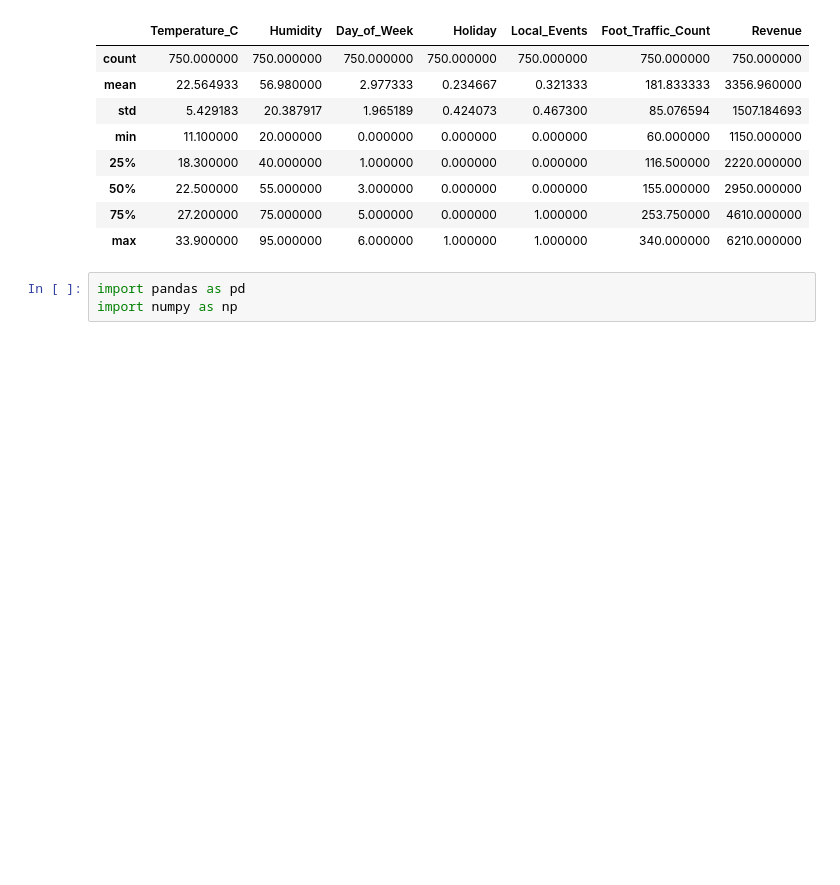
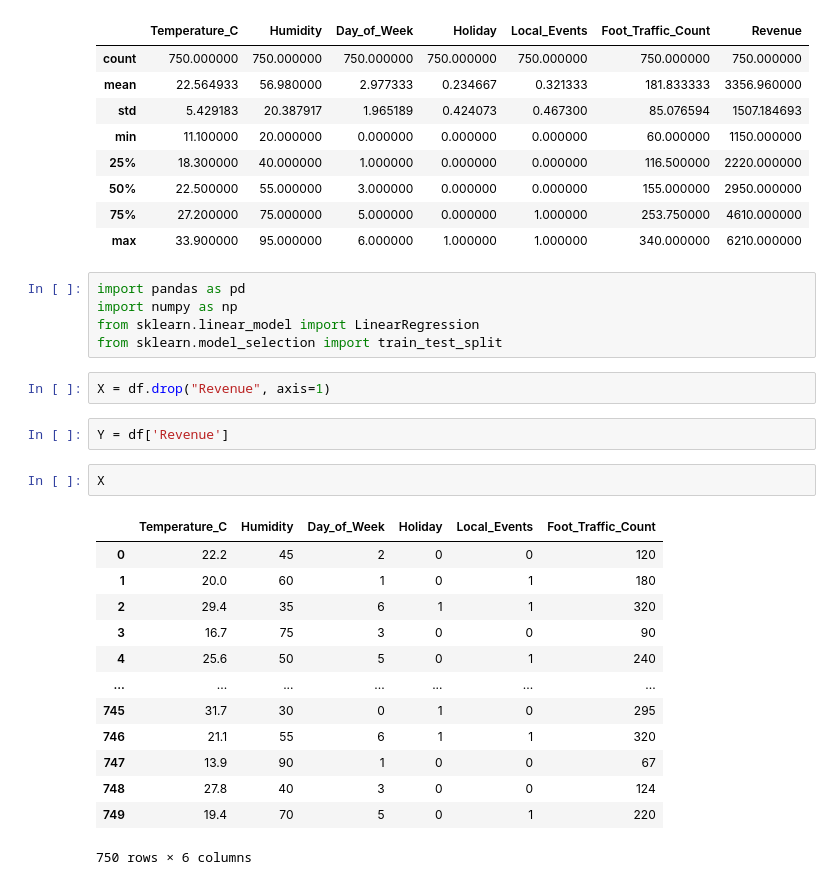
Before and after one commit to KaushalNaik02/Machine-Learning-Projects, a Jupyter notebook: 01_Linear_regression_Project.ipynb, the cells around one changed output. Cells and saved outputs as stored; diff of their text form; blank space fills up the shorter version.

```diff
--- a/01_Linear_regression_Project.ipynb
+++ b/01_Linear_regression_Project.ipynb
@@ -49,3 +49,25 @@ df.describe()
 # %%
 import pandas as pd
 import numpy as np
+from sklearn.linear_model import LinearRegression
+from sklearn.model_selection import train_test_split
+# %%
+X = df.drop("Revenue", axis=1)
+# %%
+Y = df['Revenue']
+# %%
+X
+# %% [output]
+|  | Temperature_C | Humidity | Day_of_Week | Holiday | Local_Events | Foot_Traffic_Count |
+| 0 | 22.2 | 45 | 2 | 0 | 0 | 120 |
+| 1 | 20.0 | 60 | 1 | 0 | 1 | 180 |
+| 2 | 29.4 | 35 | 6 | 1 | 1 | 320 |
+| 3 | 16.7 | 75 | 3 | 0 | 0 | 90 |
+| 4 | 25.6 | 50 | 5 | 0 | 1 | 240 |
+| ... | ... | ... | ... | ... | ... | ... |
+| 745 | 31.7 | 30 | 0 | 1 | 0 | 295 |
+| 746 | 21.1 | 55 | 6 | 1 | 1 | 320 |
+| 747 | 13.9 | 90 | 1 | 0 | 0 | 67 |
+| 748 | 27.8 | 40 | 3 | 0 | 0 | 124 |
+| 749 | 19.4 | 70 | 5 | 0 | 1 | 220 |
+750 rows × 6 columns
```
Also changed, not shown: parts of 9 cells of this notebook.
